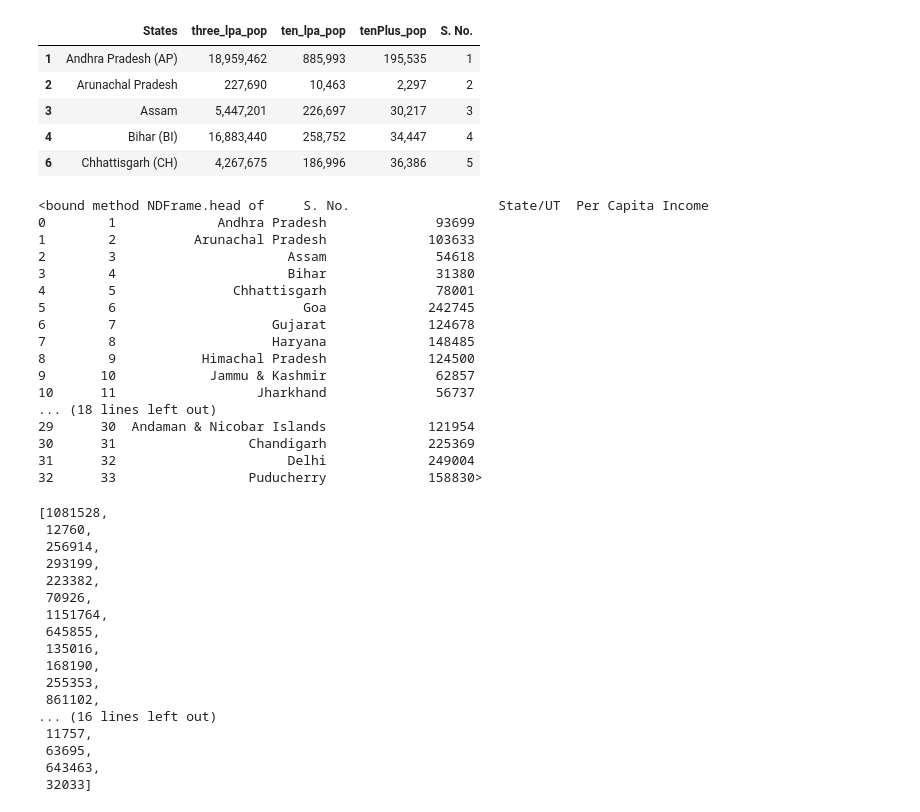
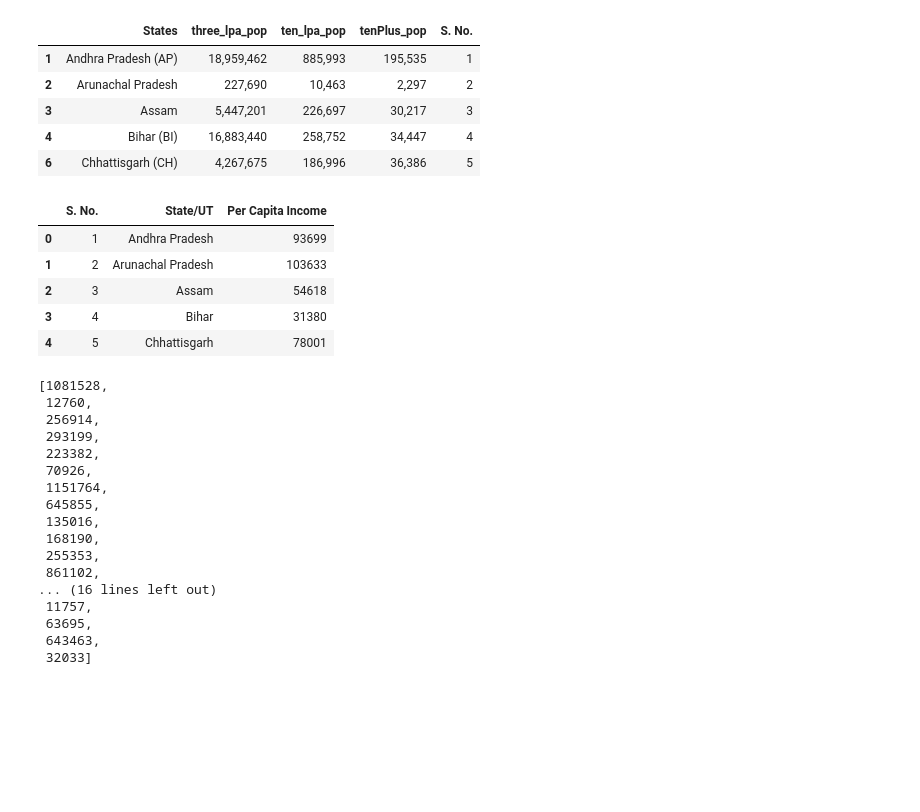
Before and after one commit to tripathivenkteshwar/price_bucket_prediction, a Jupyter notebook: data_pre.ipynb, the cells around one changed output. Drawn from its saved outputs; the diff is of its cells as text; code cells hidden in the pictures; blank space fills up the shorter version.

```diff
--- a/data_pre.ipynb
+++ b/data_pre.ipynb
@@ -26,25 +30,14 @@ df.head()
 | 4 | Bihar (BI) | 16,883,440 | 258,752 | 34,447 | 4 |
 | 6 | Chhattisgarh (CH) | 4,267,675 | 186,996 | 36,386 | 5 |
 # %%
-df2.head
+df2.head()
 # %% [output]
-<bound method NDFrame.head of     S. No.                   State/UT  Per Capita Income
-0        1             Andhra Pradesh              93699
-1        2          Arunachal Pradesh             103633
-2        3                      Assam              54618
-3        4                      Bihar              31380
-4        5               Chhattisgarh              78001
-5        6                        Goa             242745
-6        7                    Gujarat             124678
-7        8                    Haryana             148485
-8        9           Himachal Pradesh             124500
-9       10            Jammu & Kashmir              62857
-10      11                  Jharkhand              56737
-... (18 lines left out)
-29      30  Andaman & Nicobar Islands             121954
-30      31                 Chandigarh             225369
-31      32                      Delhi             249004
-32      33                 Puducherry             158830>
+|  | S. No. | State/UT | Per Capita Income |
+| 0 | 1 | Andhra Pradesh | 93699 |
+| 1 | 2 | Arunachal Pradesh | 103633 |
+| 2 | 3 | Assam | 54618 |
+| 3 | 4 | Bihar | 31380 |
+| 4 | 5 | Chhattisgarh | 78001 |
 # %%
 middle_pop=pre(df["ten_lpa_pop"].values)
 upper_pop=pre(df["tenPlus_pop"].values)
```
Also changed, not shown: parts of 5 cells of this notebook.
